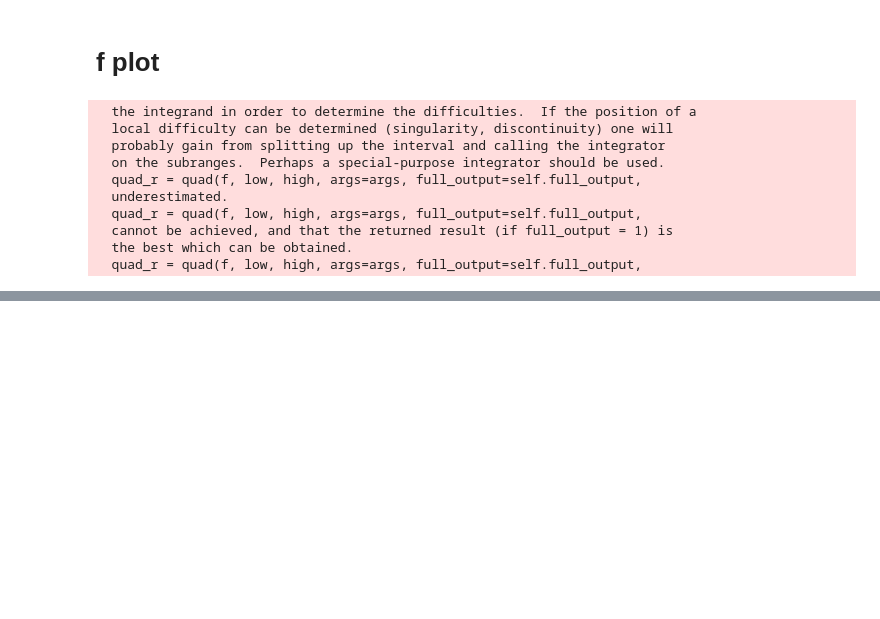
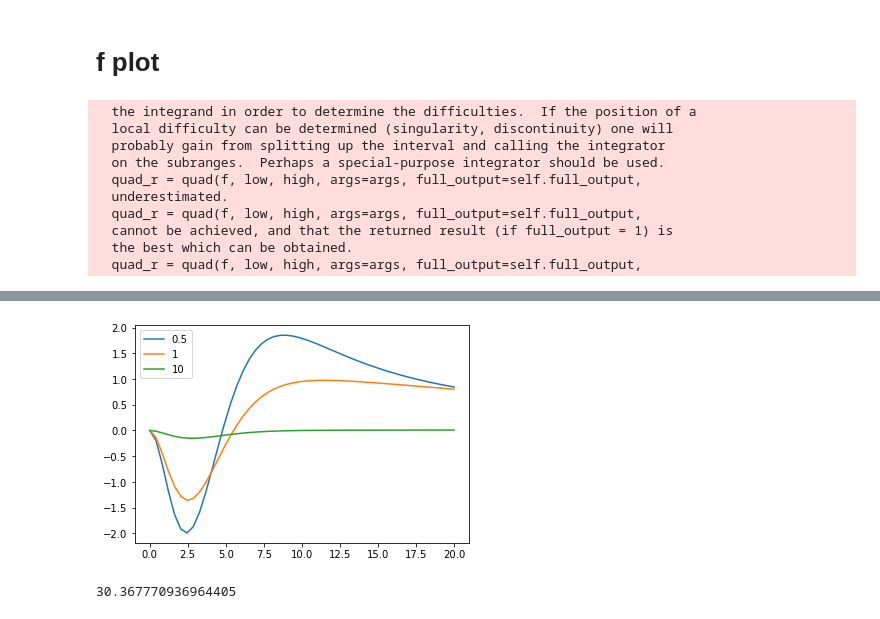
Before and after one commit to MUSTANG-SZ/WITCH, a Jupyter notebook: sup-factor.ipynb, the cells around one changed output, grey strips where cells are left out. Cells and saved outputs as stored; diff of their text form; code cells hidden in the pictures; blank space fills up the shorter version.

```diff
--- a/sup-factor.ipynb
+++ b/sup-factor.ipynb
@@ -304,0 +325,16 @@ array([128.85420144, 129.68890377, 130.25812799, 131.56269299,
+# %%
+p1s = [0.5, 1, 10]
+xs = np.linspace(0.01, 20, 50)
+
+y_05 = np.zeros(len(xs))
+y_1 = np.zeros(len(xs))
+y_10 = np.zeros(len(xs))
+
+kT_05 = kT_cr(p1=0.5, p2=1e10, alpha =2.5)
+kT_1 = kT_cr(p1=1, p2=1e10, alpha =2.5)
+kT_10 = kT_cr(p1=10, p2=1e10, alpha =2.5)
+
+for i, x in enumerate(xs):
+    y_05[i] = gTilde(x,f_cr, p1 = 0.5, p2 = 1e10, alpha = 2.5)*meKeV/kT_05
+    y_1[i] = gTilde(x,f_cr, p1 = 1, p2 = 1e10, alpha = 2.5)*meKeV/kT_1
+    y_10[i] = gTilde(x,f_cr, p1 = 10, p2 = 1e10, alpha = 2.5)*meKeV/kT_10
@@ -304,0 +349,12 @@ array([128.85420144, 129.68890377, 130.25812799, 131.56269299,
+# %%
+plt.plot(xs, y_05/5, label = '0.5')
+plt.plot(xs, y_1/5, label = '1')
+plt.plot(xs, y_10/5, label = '10')
+plt.legend()
+plt.show()
+# %% [output]
+[figure, added]
+# %%
+kT_05
+# %% [output]
+30.367770936964405
```
Also changed, not shown: parts of 12 cells of this notebook.
